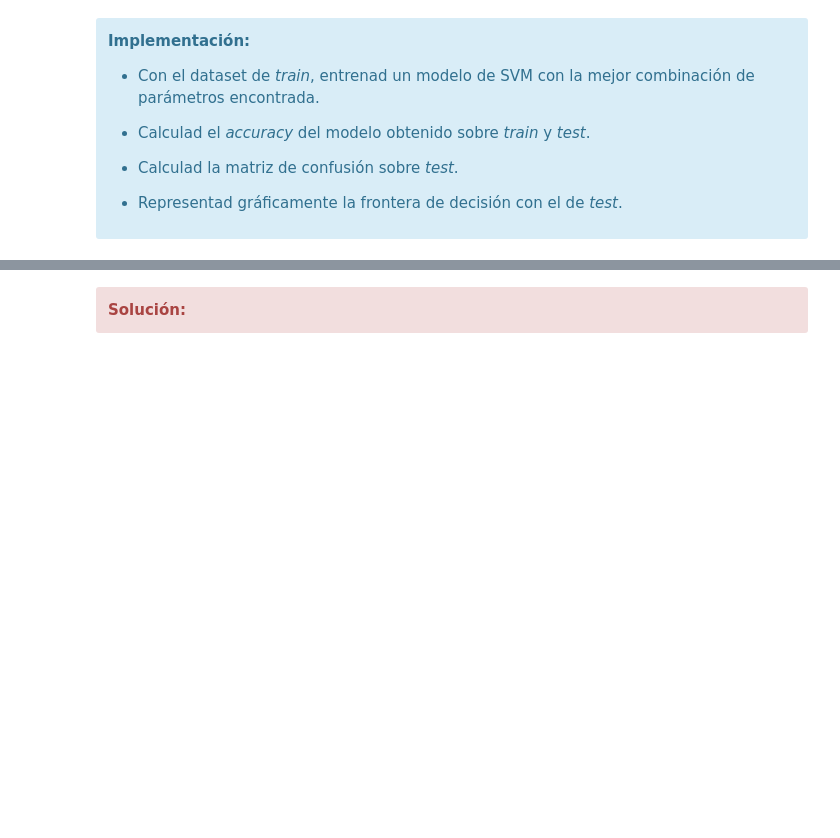
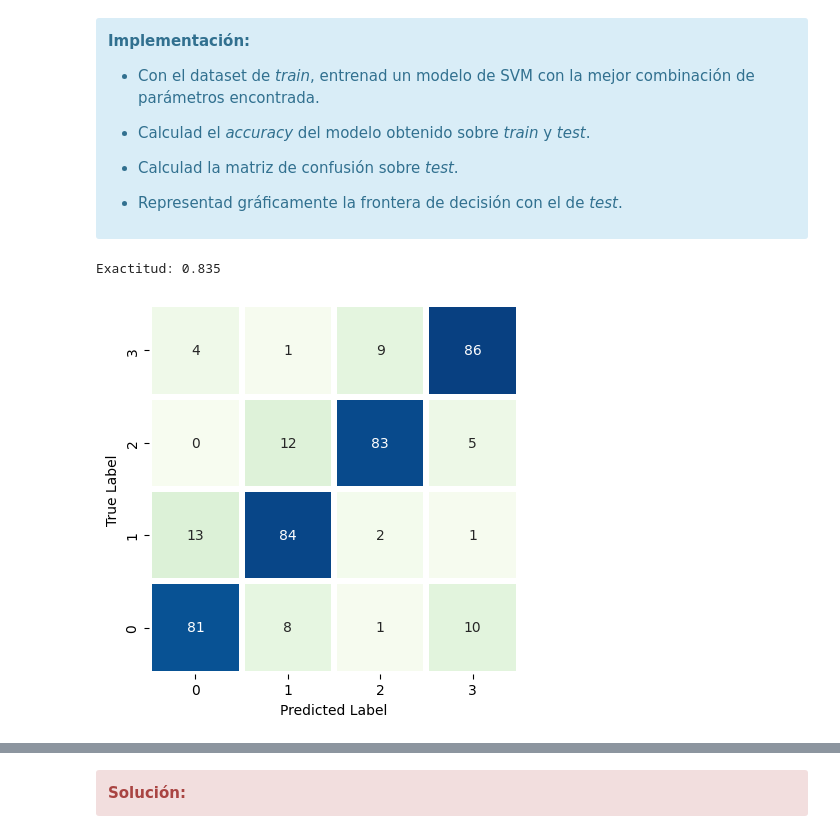
Before and after one commit to JDS1975/M-todos-supervisados, a Jupyter notebook: Copia_de_20222_M2_855_PEC3_Enunciado.ipynb, the cells around one changed output, grey strips where cells are left out. Cells and saved outputs as stored; diff of their text form; code cells hidden in the pictures; blank space fills up the shorter version.

```diff
--- a/Copia_de_20222_M2_855_PEC3_Enunciado.ipynb
+++ b/Copia_de_20222_M2_855_PEC3_Enunciado.ipynb
@@ -494,3 +531,14 @@ Cálcular del valor óptimo de los hiperparámetros _C_ y _gama_. Utilizad una b
 
 Podéis utilizar el módulo `GridSearchCV` de `sklearn` el cálculo de los mejores hiperparámetros con el clasificador SVC (de `SVM` de `sklearn`), y `heatmap` de `Seaborn`.
 </div>
+# %%
+svm = SVC()
+svm.fit(X_train, y_train)
+val_C = [0.01, 0.1, 1, 10, 50, 100, 200]
+val_gamma = [0.001, 0.01, 0.1, 1, 10]
+param_grid = {'C': val_C, 'gamma': val_gamma}
+
+
+grid = GridSearchCV(svm, param_grid, n_jobs = -1).fit(X_train, y_train)
+print(grid.best_params_)
+grid_search = grid.fit(X_train, y_train)
@@ -510,3 +584,15 @@ Podéis utilizar el módulo `GridSearchCV` de `sklearn` el cálculo de los mejor
 
 - Representad gráficamente la frontera de decisión con el de _test_.
 </div>
+# %%
+# Modelo con hiperparámetros óptimos
+svm = SVC(C=1, gamma=1)
+svm.fit(X_train, y_train)
+print("Exactitud:",svm.score(X_test, y_test))
+# %% [output]
+Exactitud: 0.835
+# %%
+# Matriz de confusión
+matriz_confusion(svm.fit(X_train,y_train), X_test, y_test)
+# %% [output]
+[figure, added]
```
Also changed, not shown: parts of 19 cells of this notebook.
